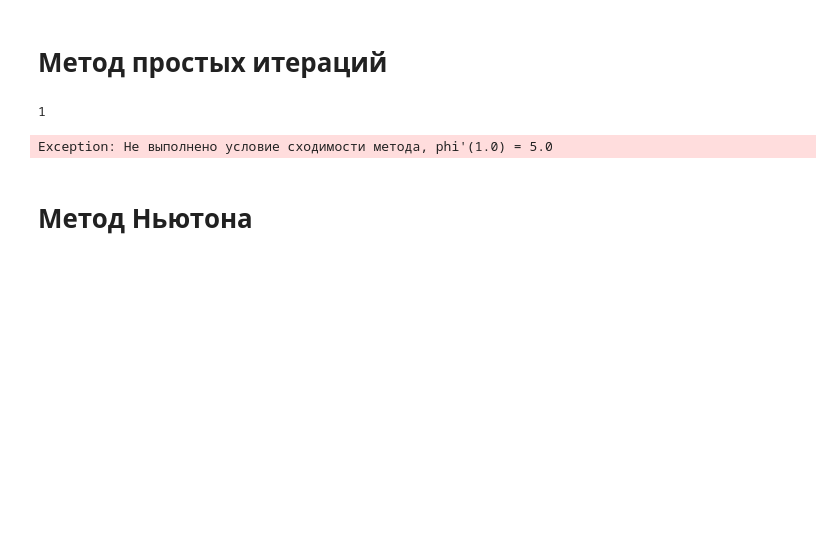
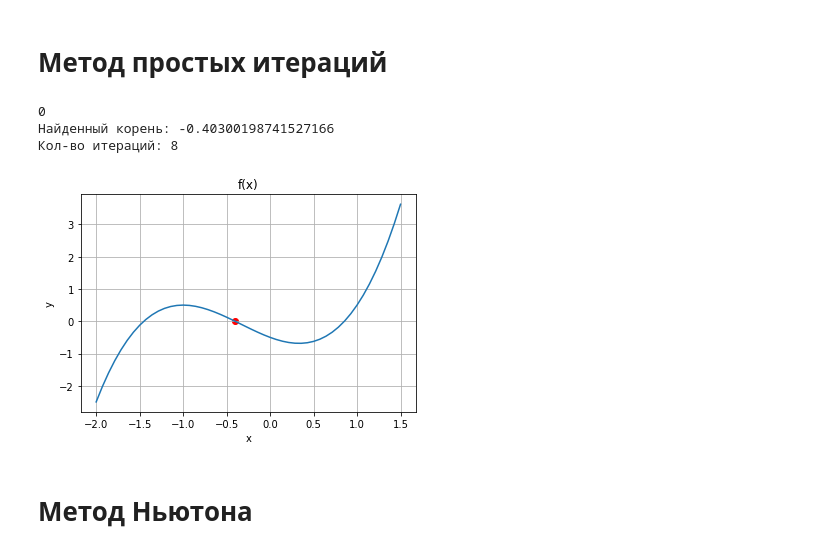
Before and after one commit to egordionok/NumericalMethods, a Jupyter notebook: Lab2/Lab2.1.ipynb, the cells around one changed output. Saved outputs shown, nothing was run; the diff lists cells and outputs as text; code cells hidden in the pictures; blank space fills up the shorter version.

```diff
--- a/Lab2/Lab2.1.ipynb
+++ b/Lab2/Lab2.1.ipynb
@@ -56,19 +60,22 @@ def Newton(x0, eps=0.0001):
 # %% [markdown]
 # Метод простых итераций
 # %%
-xk = simpl_iter(*list(map(float, input().split())))
+xk, n = simpl_iter(*list(map(float, input().split())))
 print('Найденный корень:', xk)
+print('Кол-во итераций:', n)
 
 plt.title("f(x)")
 plt.xlabel("x")
 plt.ylabel("y")
 plt.grid()
 plt.plot(x, [f(i) for i in x])
 plt.scatter(xk, f(xk), c='red')
 None
 # %% [output]
-1
+0
+Найденный корень: -0.40300198741527166
+Кол-во итераций: 8
-Exception: Не выполнено условие сходимости метода, phi'(1.0) = 5.0
+[figure, added]
 # %% [markdown]
 # Метод Ньютона
 # %%
```
Also changed, not shown: parts of 4 cells of this notebook, 2 other files.
